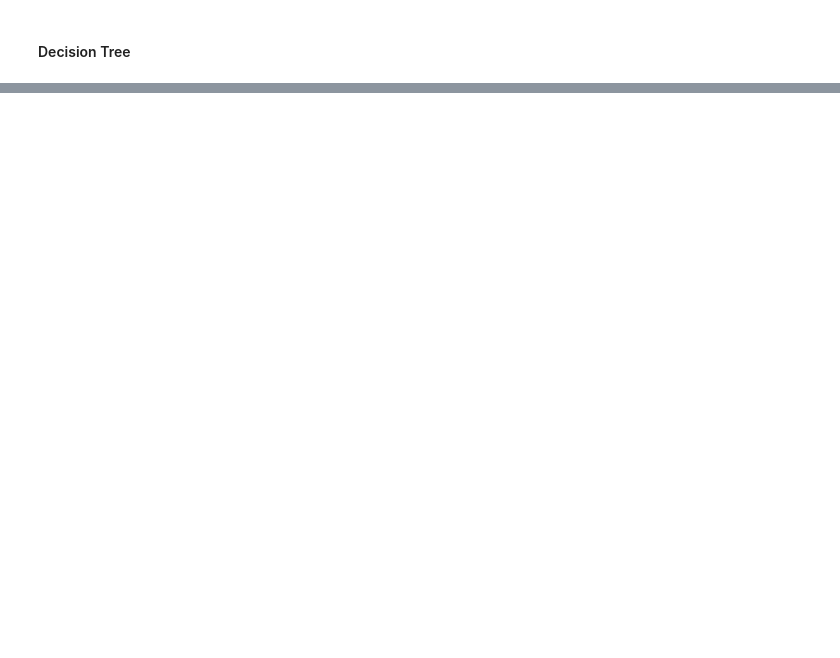
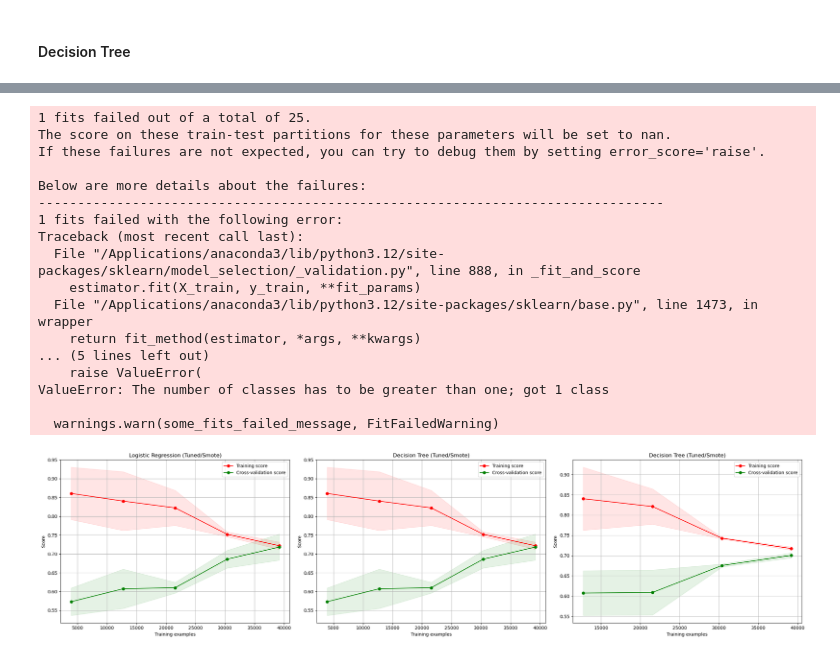
Before and after one commit to jb705249/SJU_DSS_740_Final_Project, a Jupyter notebook: Scr/all_models.ipynb, the cells around one changed output, grey strips where cells are left out. Drawn from its saved outputs; the diff is of its cells as text; code cells hidden in the pictures; blank space fills up the shorter version.

```diff
--- a/Scr/all_models.ipynb
+++ b/Scr/all_models.ipynb
@@ -570,0 +763,40 @@ print(f"{'Tuned + SMOTE':<20}{dt_cv_smote_best_model_scores.mean():<20.4f}")
+# %%
+# --- Learning Curve ---
+print("\n--- Learning Curve ---")
+# Plot learning curves for different models
+fig, axes = plt.subplots(1, 3, figsize=(24, 6))
+# Logistic Regression
+plot_learning_curve(dt_best_model_smote,
+                    "Logistic Regression (Tuned/Smote)",
+                    X_smote_train, y_smote_train, axes=axes[0], cv=5)
+
+# Decision Tree
+plot_learning_curve(dt_best_model_smote,
+                    "Decision Tree (Tuned/Smote)",
+                    X_smote_train, y_smote_train, axes=axes[1], cv=5)
+
+# SVM
+plot_learning_curve(svm_smote,
+                    "Decision Tree (Tuned/Smote)",
+                    X_smote_train, y_smote_train, axes=axes[2], cv=5)
+plt.tight_layout()
+plt.show()
+# %% [output]
+1 fits failed out of a total of 25.
+The score on these train-test partitions for these parameters will be set to nan.
+If these failures are not expected, you can try to debug them by setting error_score='raise'.
+
+Below are more details about the failures:
+--------------------------------------------------------------------------------
+1 fits failed with the following error:
+Traceback (most recent call last):
+  File "/Applications/anaconda3/lib/python3.12/site-packages/sklearn/model_selection/_validation.py", line 888, in _fit_and_score
+    estimator.fit(X_train, y_train, **fit_params)
+  File "/Applications/anaconda3/lib/python3.12/site-packages/sklearn/base.py", line 1473, in wrapper
+    return fit_method(estimator, *args, **kwargs)
+... (5 lines left out)
+    raise ValueError(
+ValueError: The number of classes has to be greater than one; got 1 class
+
+  warnings.warn(some_fits_failed_message, FitFailedWarning)
+[figure, added]
```
Also changed, not shown: parts of 11 cells of this notebook.
